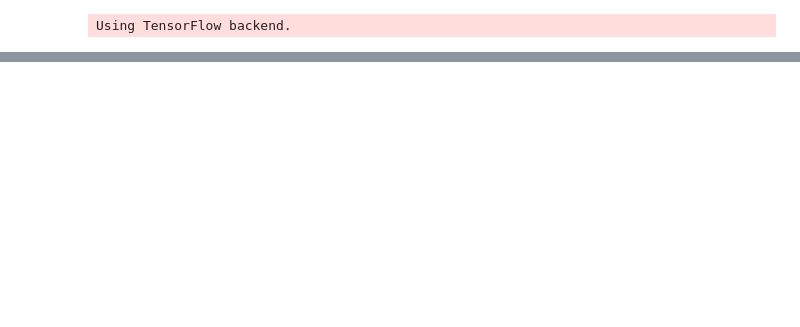
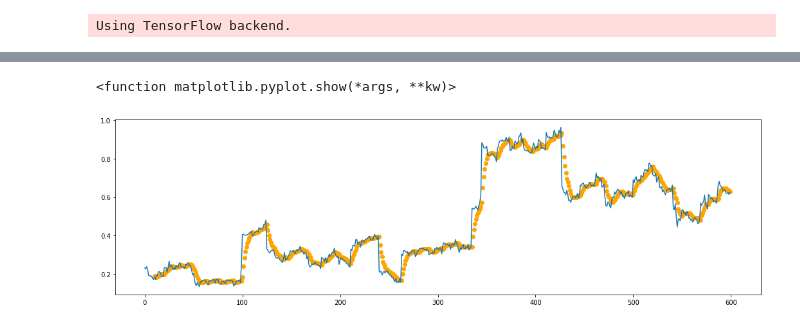
Before and after one commit to bitreport-org/Bitreport, a Jupyter notebook: prophecy/Untitled.ipynb, the cells around one changed output, grey strips where cells are left out. Drawn from its saved outputs; the diff is of its cells as text; code cells hidden in the pictures; blank space fills up the shorter version.

```diff
--- a/prophecy/Untitled.ipynb
+++ b/prophecy/Untitled.ipynb
@@ -94,0 +182,16 @@ import matplotlib.pyplot as plt
+# %%
+def gaze(x:np.array, size=50):
+    prophecy = [model.predict([[close[i:i+size]]])[0][0] for i in range(x.size-size)]
+    return np.array(prophecy)
+# %%
+size = 10
+close_hat = gaze(close, size)
+
+plt.figure(figsize=(18, 5))
+plt.plot(close)
+x = np.arange(close_hat.size)+size
+plt.scatter(x, close_hat, color='orange')
+plt.show
+# %% [output]
+<function matplotlib.pyplot.show(*args, **kw)>
+[figure, added]
```
Also changed, not shown: parts of 33 cells of this notebook.
